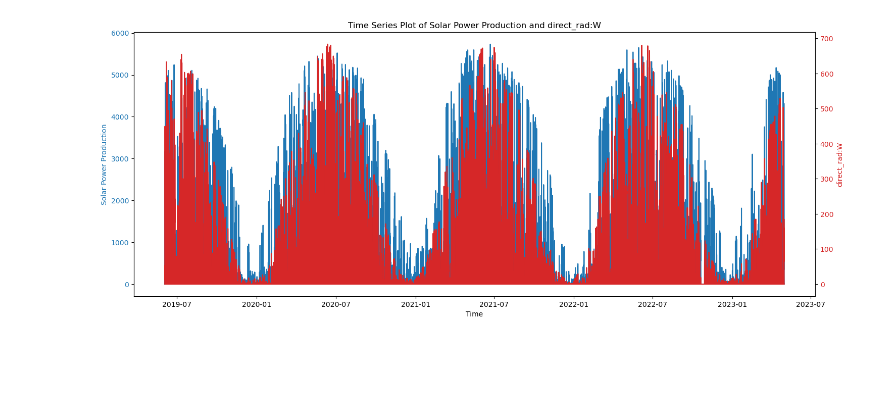
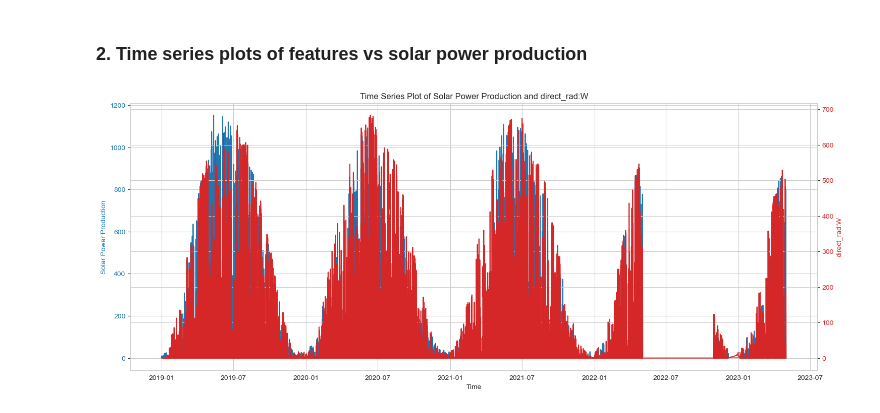
Before and after one commit to henningolweus/MLprosjekt, a Jupyter notebook: data/DataExploration.ipynb, the cells around one changed output. Cells and saved outputs as stored; diff of their text form; code cells hidden in the pictures; blank space fills up the shorter version.

```diff
--- a/data/DataExploration.ipynb
+++ b/data/DataExploration.ipynb
@@ -225,5 +254,8 @@ remaining = list(set(X_train_b.columns) - set(agg_dict2.keys()))
 # %%
-def transform_to_hourly(X,agg_dict):
+def transform_to_hourly(X,agg_dict, mean = False):
+    if mean:
+        return X.resample('H', on = 'date_forecast').mean()
     return X.resample('H', on = 'date_forecast').agg(agg_dict)
 
 X_train_hourly_b = transform_to_hourly(X_train_b,agg_dict1)
+X_test_hourly_b = transform_to_hourly(X_test_estimated_b, agg_dict1)
@@ -230,2 +264,6 @@ X_train_hourly_b = transform_to_hourly(X_train_b,agg_dict1)
 # %%
-train_b.shape
+#Remove data in X_train_hourly that has timestamp that does not exist in train_a/b/c
+X_train_b = X_train_hourly_b.copy()[X_train_hourly_b.index.isin(train_b['time'])]
+
+#Remove first row of train_b as this does not exist in X_train_b
+y_train_b = train_b.iloc[1:,:]
@@ -263,22 +302,24 @@ X_train_b_hourly_mod.shape
+# %% [markdown]
+### 2. Time series plots of features vs solar power production
 # %%
 #Time series plot of feature vs production
+#Here we are plotting on the modified dataset
 def time_series_plot(feature):
     fig, ax1 = plt.subplots(figsize=(15, 6))
-
     ax1.set_xlabel('Time')
     ax1.set_ylabel('Solar Power Production', color='tab:blue')
-    ax1.plot(train_a['time'], train_a['pv_measurement'], color='tab:blue', label='Solar Power Production')
+    ax1.plot(y_train_b['time'], y_train_b['pv_measurement'], color='tab:blue', label='Solar Power Production')
     ax1.tick_params(axis='y', labelcolor='tab:blue')
 
     ax2 = ax1.twinx()
     ax2.set_ylabel(feature, color='tab:red')
-    ax2.plot(X_train_a_hourly_mod['date_forecast'], X_train_a_hourly_mod[feature], color='tab:red', label=feature)
+    ax2.plot(X_train_b.index, X_train_b[feature], color='tab:red', label=feature)
     ax2.tick_params(axis='y', labelcolor='tab:red')
 
     fig.tight_layout()
     plt.title(f'Time Series Plot of Solar Power Production and {feature}')
     plt.show()
 
 time_series_plot('direct_rad:W')
 # %% [output]
-[figure, old version]
+[figure, new version]
```
Also changed, not shown: parts of 43 cells of this notebook, 1 other file.
